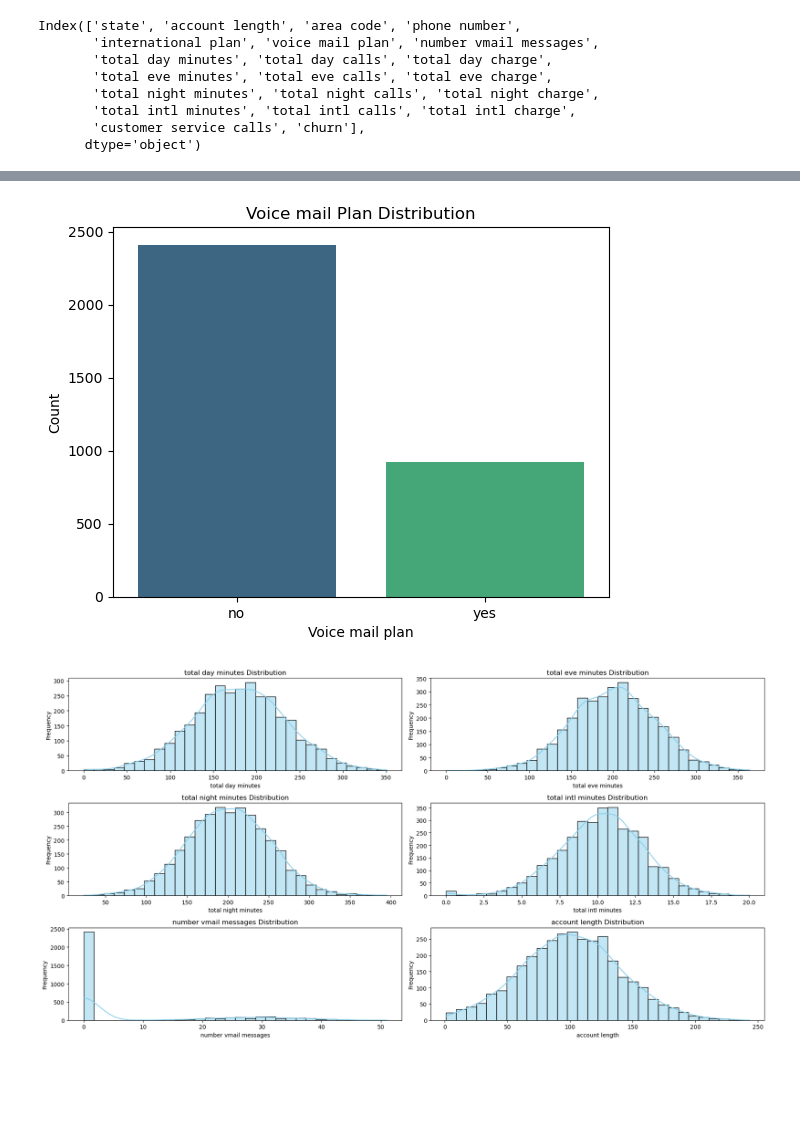
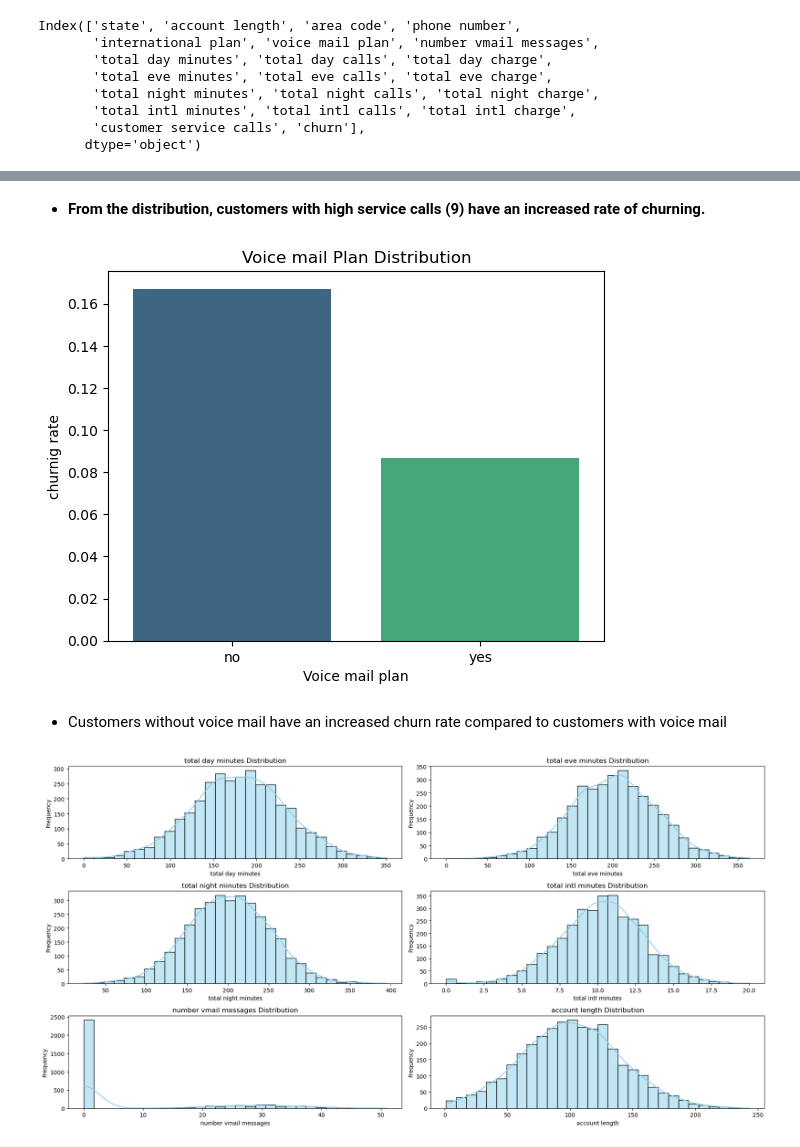
Before and after one commit to Jesse-ngugi99/GROUP_8_PHASE_THREE, a Jupyter notebook: index.ipynb, the cells around one changed output, grey strips where cells are left out. Cells and saved outputs as stored; diff of their text form; code cells hidden in the pictures; blank space fills up the shorter version.

```diff
--- a/index.ipynb
+++ b/index.ipynb
@@ -202,13 +183,17 @@ Name: customer service calls, dtype: float64
+# %% [markdown]
+* **From the distribution, customers with high service calls (9) have an increased rate of churning.**
 # %%
 # Looking at voice mail plan column to understand its distribution
-voice_mail_plan_counts = df["voice mail plan"].value_counts()
-sns.barplot( data=voice_mail_plan_counts, palette='viridis')
+churns_by_voice_mail_plan =df.groupby("voice mail plan")["churn"].mean().reset_index()
+sns.barplot( data=churns_by_voice_mail_plan, x="voice mail plan", y="churn", palette='viridis')
 plt.title("Voice mail Plan Distribution")
 plt.xlabel("Voice mail plan")
-plt.ylabel("Count")
+plt.ylabel("churnig rate")
 plt.show()
 # %% [output]
-[figure, old version]
+[figure, new version]
+# %% [markdown]
+* Customers without voice mail have an increased churn rate compared to customers with voice mail
 # %%
 # visualize the distribution of numeric features
 numeric_features = [
```
Also changed, not shown: parts of 55 cells of this notebook, 1 other file.
